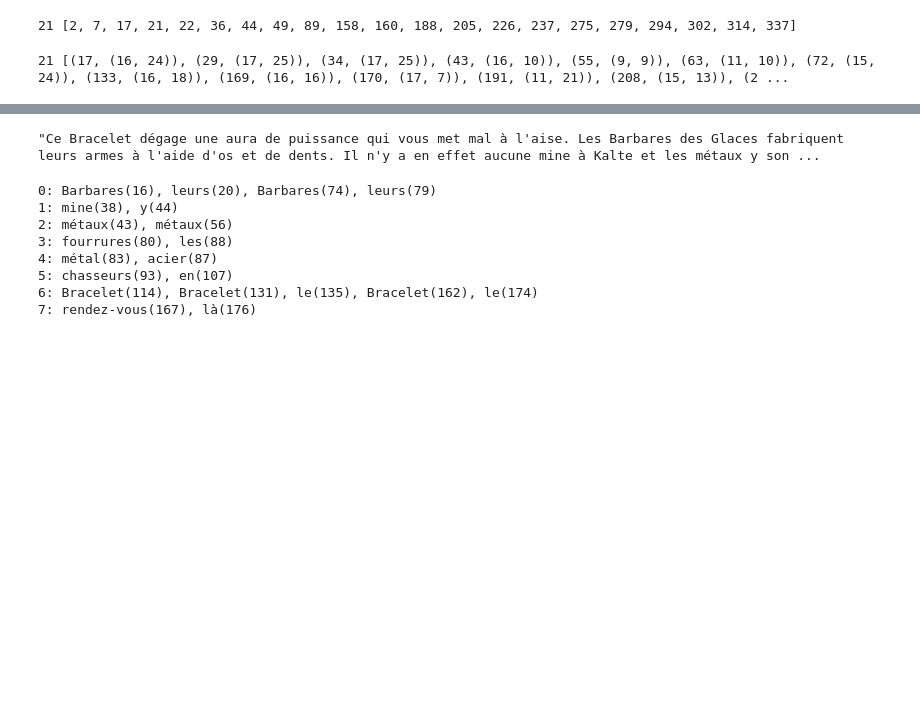
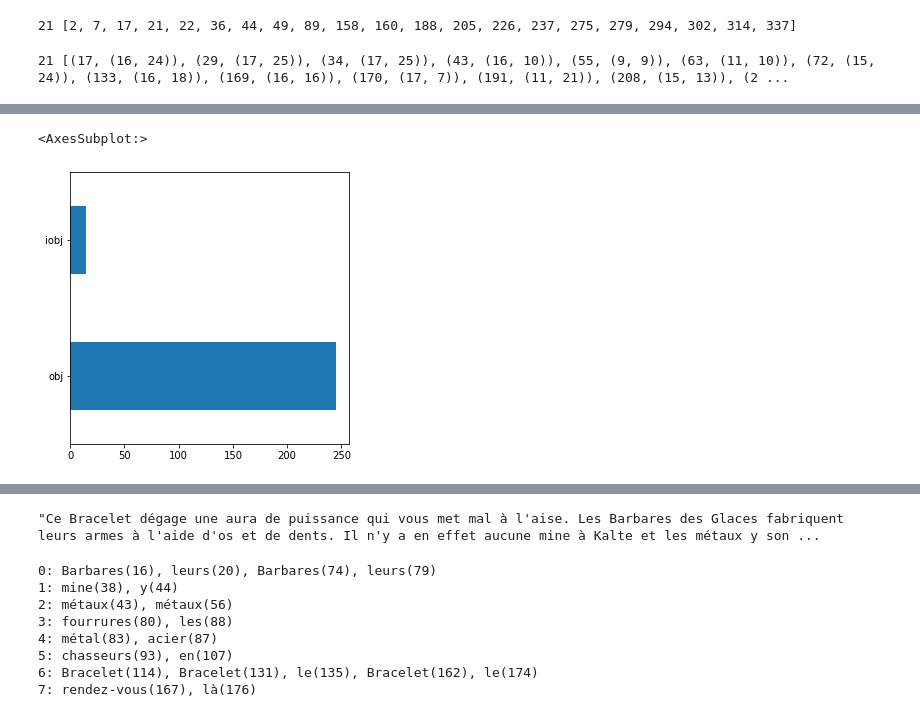
Before and after one commit to JBAujogue/Funcode---Hero-Book, a Jupyter notebook: notebooks/Hero Book - v2 dev.ipynb, the cells around one changed output, grey strips where cells are left out. Saved outputs shown, nothing was run; the diff lists cells and outputs as text; code cells hidden in the pictures; blank space fills up the shorter version.

```diff
--- a/notebooks/Hero Book - v2 dev.ipynb
+++ b/notebooks/Hero Book - v2 dev.ipynb
@@ -620,0 +688,5 @@ TODOs:
+# %%
+df_chunks.Relation.value_counts().plot.barh(figsize = (5, 5))
+# %% [output]
+<AxesSubplot:>
+[figure, added]
```
Also changed, not shown: parts of 25 cells of this notebook, 2 other files.
